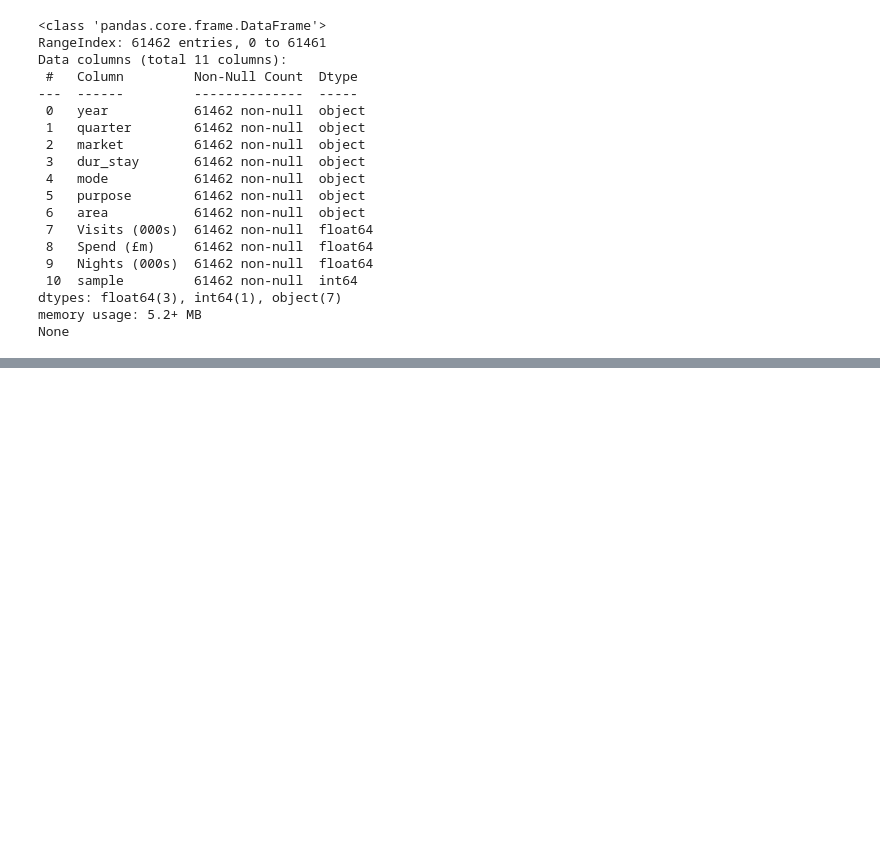
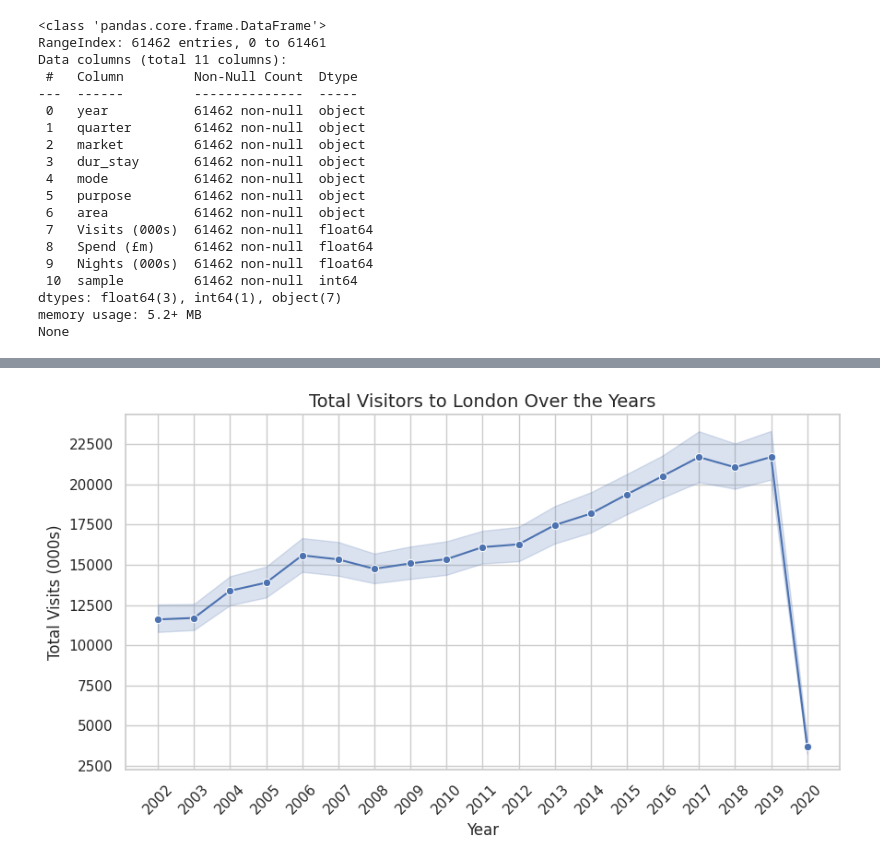
Before and after one commit to narender5162/Project-Data-science-imp, a Jupyter notebook: Project_Data_Science_impo.ipynb, the cells around one changed output, grey strips where cells are left out. Cells and saved outputs as stored; diff of their text form; code cells hidden in the pictures; blank space fills up the shorter version.

```diff
--- a/Project_Data_Science_impo.ipynb
+++ b/Project_Data_Science_impo.ipynb
@@ -171 +78,31 @@ df_cleaned['year'] = df_cleaned['year'].astype(int)  # Safe modification
+# %%
+# Convert 'year' column to integer and fix '2020P' issue (handle numeric cases)
+df['year'] = df['year'].astype(str).str.replace("P", "").astype(int)
+# %%
+# Remove special characters from categorical columns
+# - This ensures that only letters, numbers, spaces, and dashes remain in categorical columns
+categorical_cols = ['quarter', 'market', 'mode', 'purpose']
+df[categorical_cols] = df[categorical_cols].apply(lambda x: x.str.replace(r"[^a-zA-Z0-9_ -]", "", regex=True))
+
+# Step: Rename numerical columns for consistency
+# - This makes sure that column names are standardized before further processing
+df.rename(columns={"Visits (000s)": "visits_000s", "Spend (£m)": "spend_m", "Nights (000s)": "nights_000s"}, inplace=True)
+# %%
+#Fix column names for numerical columns (Ensure proper naming before conversion)
+df.rename(columns={"Visits (000s)": "visits_000s", "Spend (£m)": "spend_m", "Nights (000s)": "nights_000s"}, inplace=True)
+
+# Convert numerical columns to proper format and remove negatives
+numerical_cols = ["visits_000s", "spend_m", "nights_000s"]
+df[numerical_cols] = df[numerical_cols].apply(pd.to_numeric, errors='coerce')
+df = df[df[numerical_cols].ge(0).all(axis=1)]
+# %%
+ #Drop 'area' column if it exists (avoid errors if missing)
+if 'area' in df.columns:
+    df.drop(columns=['area'], inplace=True)
+
+# Remove duplicate rows to keep only unique records
+df.drop_duplicates(inplace=True)
+
+#Drop rows where 'year' is missing to maintain consistency
+df.dropna(subset=['year'], inplace=True)
 # %%
@@ -202,0 +203,11 @@ array(['LONDON'], dtype=object)
+# %%
+#Visitor Trends Over Time (Yearly & Quarterly)
+plt.figure(figsize=(10, 5))
+sns.lineplot(data=df, x="year", y="visits_000s", estimator="sum", marker="o", color="b")
+plt.xticks(np.arange(df["year"].min(), df["year"].max() + 1, step=1), rotation=45)
+plt.title("Total Visitors to London Over the Years", fontsize=14)
+plt.xlabel("Year", fontsize=12)
+plt.ylabel("Total Visits (000s)", fontsize=12)
+plt.show()
+# %% [output]
+[figure, added]
```
Also changed, not shown: parts of 18 cells of this notebook.
